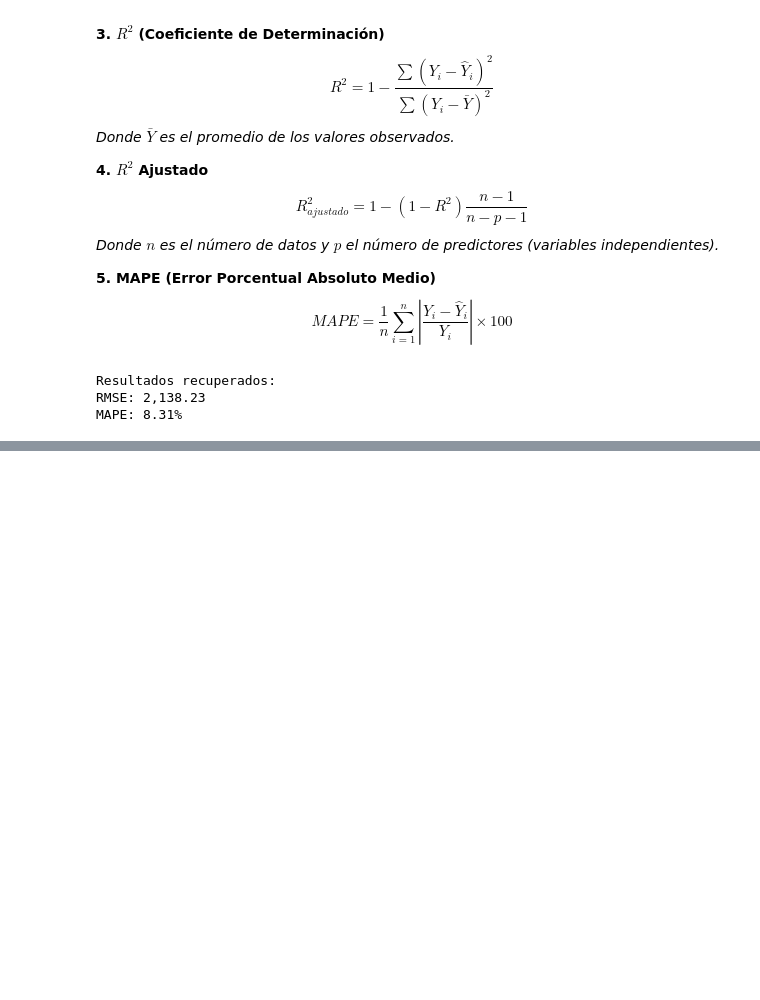
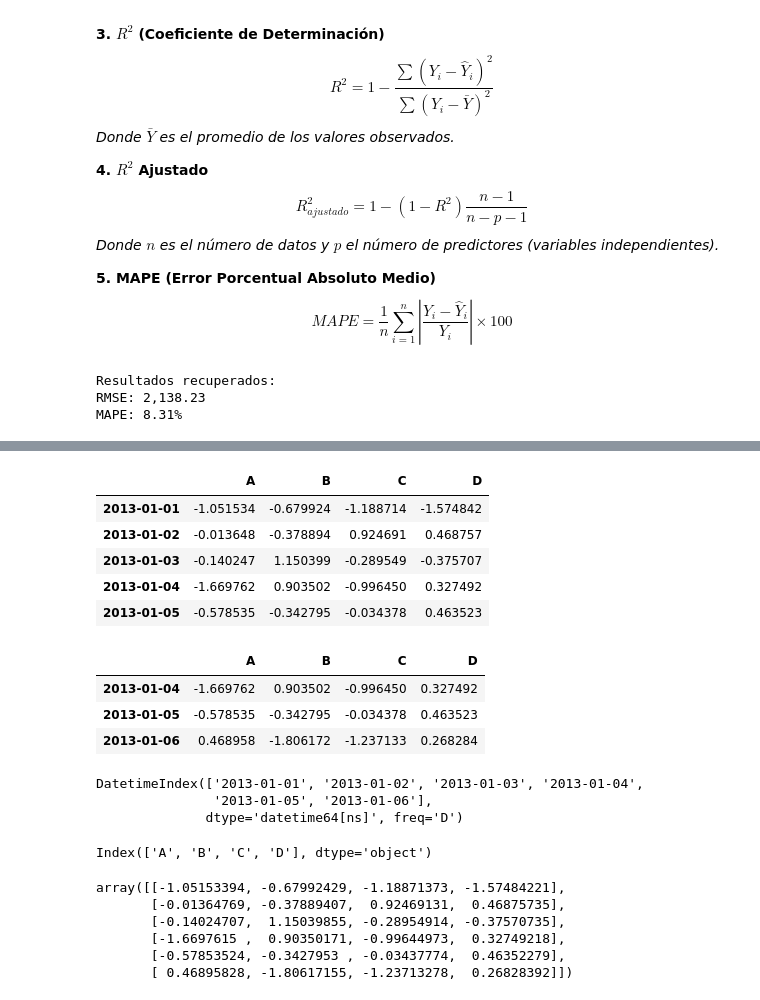
Before and after one commit to TheCodeTester860/AntonioCabrera, a Jupyter notebook: MineriaDeDatos.ipynb, the cells around one changed output, grey strips where cells are left out. Saved outputs shown, nothing was run; the diff lists cells and outputs as text; code cells hidden in the pictures; blank space fills up the shorter version.

```diff
--- a/MineriaDeDatos.ipynb
+++ b/MineriaDeDatos.ipynb
@@ -938,0 +1004,35 @@ MAPE: 8.31%
+# %%
+df.head()
+# %% [output]
+|  | A | B | C | D |
+| 2013-01-01 | -1.051534 | -0.679924 | -1.188714 | -1.574842 |
+| 2013-01-02 | -0.013648 | -0.378894 | 0.924691 | 0.468757 |
+| 2013-01-03 | -0.140247 | 1.150399 | -0.289549 | -0.375707 |
+| 2013-01-04 | -1.669762 | 0.903502 | -0.996450 | 0.327492 |
+| 2013-01-05 | -0.578535 | -0.342795 | -0.034378 | 0.463523 |
+# %%
+df.tail(3)
+# %% [output]
+|  | A | B | C | D |
+| 2013-01-04 | -1.669762 | 0.903502 | -0.996450 | 0.327492 |
+| 2013-01-05 | -0.578535 | -0.342795 | -0.034378 | 0.463523 |
+| 2013-01-06 | 0.468958 | -1.806172 | -1.237133 | 0.268284 |
+# %%
+df.index
+# %% [output]
+DatetimeIndex(['2013-01-01', '2013-01-02', '2013-01-03', '2013-01-04',
+               '2013-01-05', '2013-01-06'],
+              dtype='datetime64[ns]', freq='D')
+# %%
+df.columns
+# %% [output]
+Index(['A', 'B', 'C', 'D'], dtype='object')
+# %%
+df.to_numpy()
+# %% [output]
+array([[-1.05153394, -0.67992429, -1.18871373, -1.57484221],
+       [-0.01364769, -0.37889407,  0.92469131,  0.46875735],
+       [-0.14024707,  1.15039855, -0.28954914, -0.37570735],
+       [-1.6697615 ,  0.90350171, -0.99644973,  0.32749218],
+       [-0.57853524, -0.3427953 , -0.03437774,  0.46352279],
+       [ 0.46895828, -1.80617155, -1.23713278,  0.26828392]])
```
Also changed, not shown: parts of 12 cells of this notebook.
